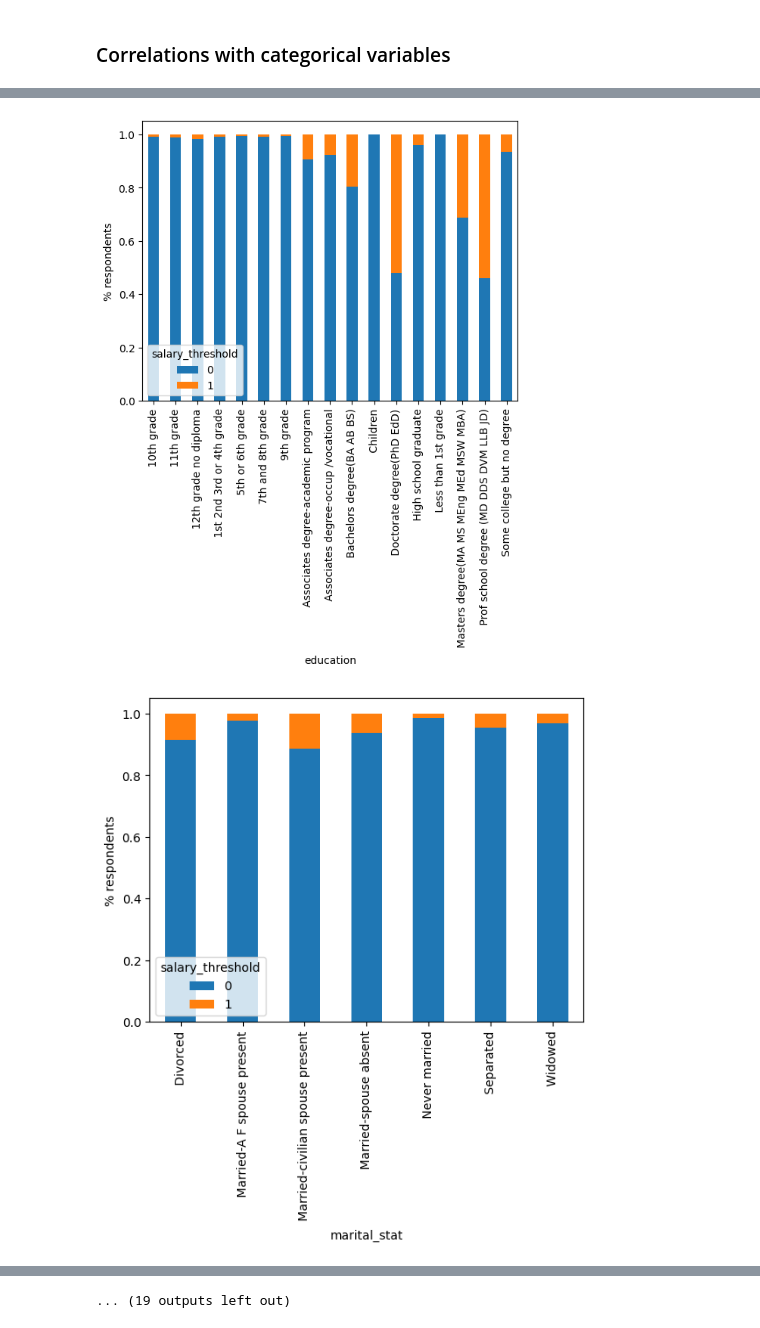
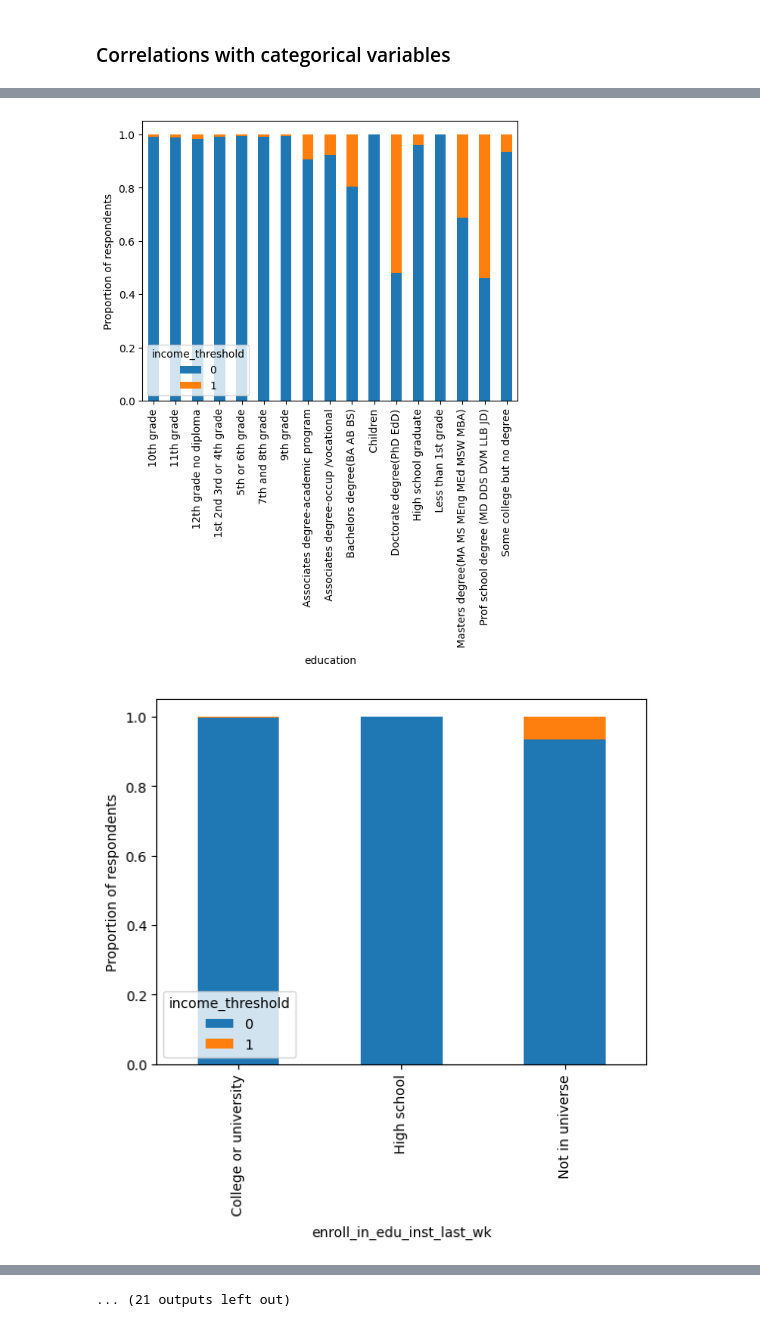
Before and after one commit to ncikr/census_income, a Jupyter notebook: eda.ipynb, the cells around one changed output, grey strips where cells are left out. Cells and saved outputs as stored; diff of their text form; code cells hidden in the pictures.

```diff
--- a/eda.ipynb
+++ b/eda.ipynb
@@ -6,19 +6,23 @@ from summarytools import dfSummary
 from janitor import clean_names
 import pandas as pd
 import numpy as np
+import seaborn as sns
+import matplotlib.pyplot as plt
 
 # load feature names from metadata
 metadata_file = open("./data/census_income_metadata.txt", "r")
 metadata_lines = metadata_file.readlines()
-columns = [re.findall(r"(\b[a-z\s'1-9]+\b):", line)[0] for line in metadata_lines[142:]]
-columns.append("salary_threshold")
+columns = [
+    re.findall(r"(\b[a-z\s'1-9-]+\b):", line)[0] for line in metadata_lines[142:]
+]
+columns.append("income_threshold")
 
 # load data and format cols
 data = (
     pd.read_csv("data/census_income_learn.csv", names=columns, index_col=False)
     .pipe(clean_names)
     .assign(
-        salary_threshold=lambda x: np.where(x["salary_threshold"] == " 50000+.", 1, 0)
+        income_threshold=lambda x: np.where(x["income_threshold"] == " 50000+.", 1, 0)
     )
 )
 
@@ -50,0 +87,10 @@ plt.show()
+# %%
+data = data.assign(
+    wage_per_hour=lambda x: np.select(
+        condlist=[x["wage_per_hour"] == 0, x["wage_per_hour"] > 500],
+        choicelist=["0", "500+"],
+        default="0-500",
+    )
+)
+
+data.wage_per_hour.value_counts() / len(data)
@@ -51,16 +103,16 @@ plt.show()
 # %% [markdown]
 ### Correlations with categorical variables
 # %%
-import seaborn as sns
-
 cat_features = [
     "class_of_worker",
     "detailed_industry_recode",
     "detailed_occupation_recode",
     "education",
+    "enroll_in_edu_inst_last_wk",
     "marital_stat",
     "major_industry_code",
     "major_occupation_code",
+    "wage_per_hour",
     "race",
     "hispanic_origin",
     "sex",
@@ -72,9 +124,9 @@ cat_features = [
     "state_of_previous_residence",
     "detailed_household_and_family_stat",
     "detailed_household_summary_in_household",
-    "change_in_msa",
-    "change_in_reg",
-    "move_within_reg",
+    "migration_code_change_in_msa",
+    "migration_code_change_in_reg",
+    "migration_code_move_within_reg",
     "live_in_this_house_1_year_ago",
     "num_persons_worked_for_employer",
     "family_members_under_18",
@@ -87,24 +139,12 @@ cat_features = [
     "veterans_benefits",
 ]
 
-
-def plot_categorical(feature, target):
-    sns.histplot(
-        binwidth=0.1,
-        x=feature,
-        hue=target,
-        data=data,
-        stat="count",
-        multiple="stack",
-    )
-
-
 for feature in cat_features:
     (
-        data.groupby(feature)["salary_threshold"]
+        data.groupby(feature)["income_threshold"]
         .value_counts(normalize=True)
-        .unstack("salary_threshold")
+        .unstack("income_threshold")
         .plot.bar(stacked=True)
-        .set_ylabel("% respondents")
+        .set_ylabel("Proportion of respondents")
     )
 # %% [output]
@@ -114,2 +154,2 @@ for feature in cat_features:
-[figure, old version]
+[figure, new version]
-[figure, old version]
+[figure, new version]
@@ -123 +163 @@ for feature in cat_features:
-... (19 outputs left out)
+... (21 outputs left out)
```
Also changed, not shown: parts of 16 cells of this notebook.
